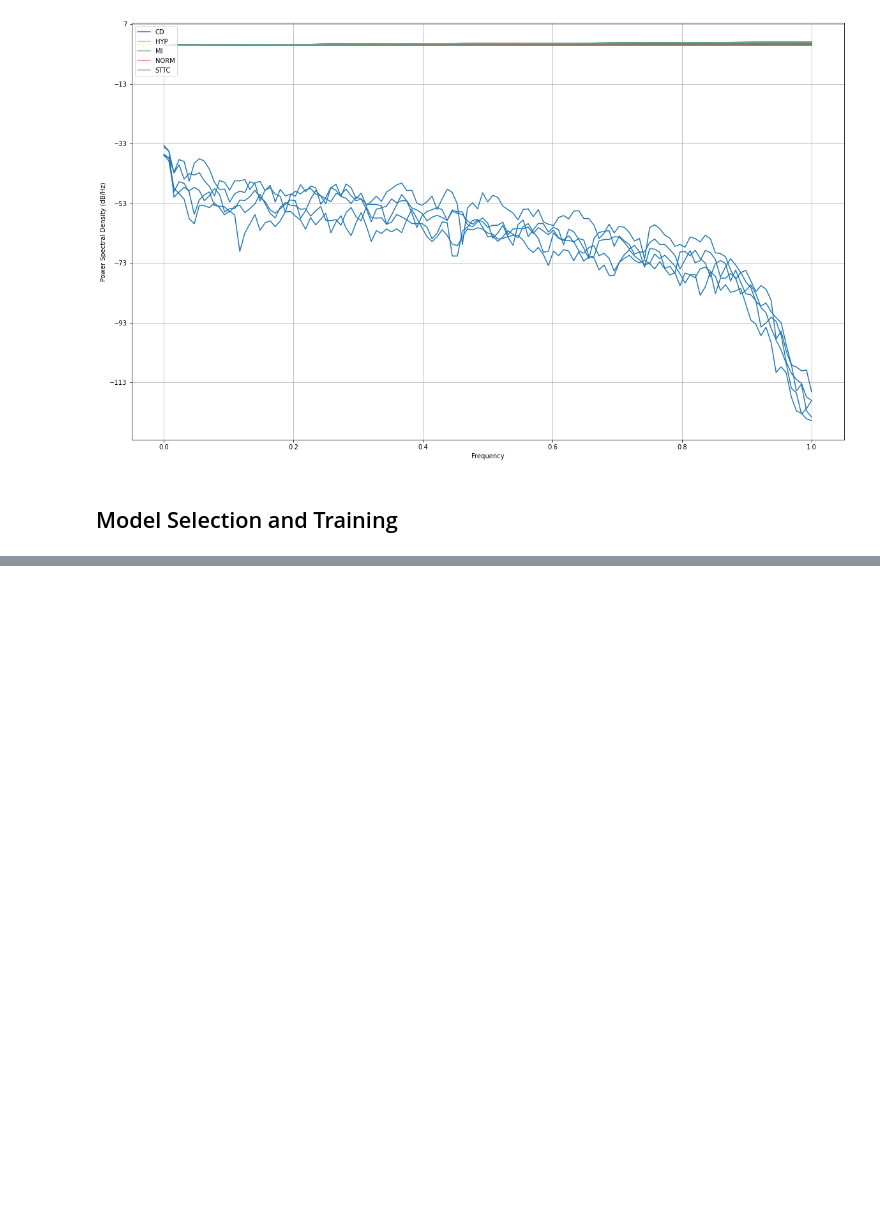
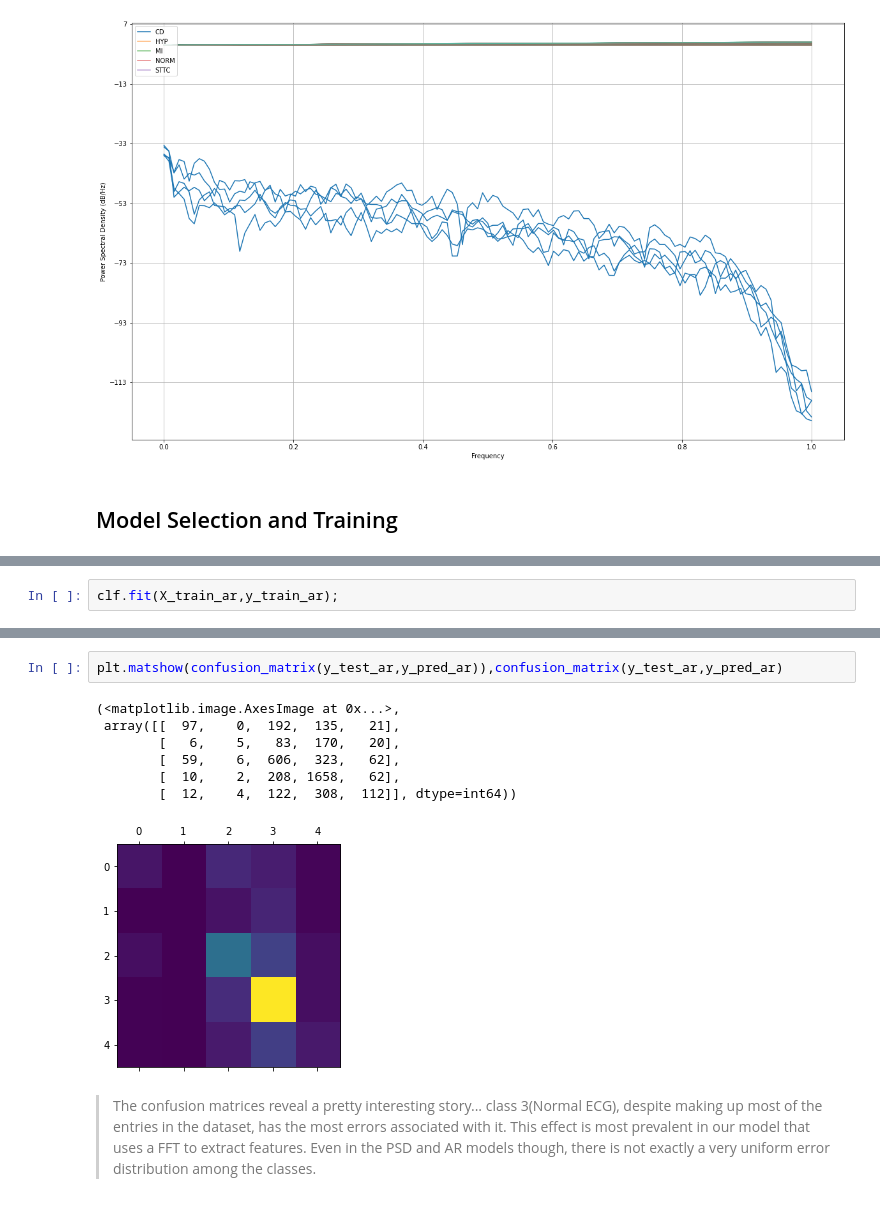
Before and after one commit to COGS118A/Group041-Wi23, a Jupyter notebook: 118A Final project.ipynb, the cells around one changed output, grey strips where cells are left out. Drawn from its saved outputs; the diff is of its cells as text; blank space fills up the shorter version.

```diff
--- a/118A Final project.ipynb
+++ b/118A Final project.ipynb
@@ -439,0 +520,2 @@ mean_waveforms_reduced.shape
+# %%
+clf.fit(X_train_ar,y_train_ar);
@@ -439,0 +587,12 @@ mean_waveforms_reduced.shape
+# %%
+plt.matshow(confusion_matrix(y_test_ar,y_pred_ar)),confusion_matrix(y_test_ar,y_pred_ar)
+# %% [output]
+(<matplotlib.image.AxesImage at 0x...>,
+ array([[  97,    0,  192,  135,   21],
+        [   6,    5,   83,  170,   20],
+        [  59,    6,  606,  323,   62],
+        [  10,    2,  208, 1658,   62],
+        [  12,    4,  122,  308,  112]], dtype=int64))
+[figure, added]
+# %% [markdown]
+> The confusion matrices reveal a pretty interesting story... class 3(Normal ECG), despite making up most of the entries in the dataset, has the most errors associated with it. This effect is most prevalent in our model that uses a FFT to extract features. Even in the PSD and AR models though, there is not exactly a very uniform error distribution among the classes.
```
Also changed, not shown: parts of 67 cells of this notebook.
